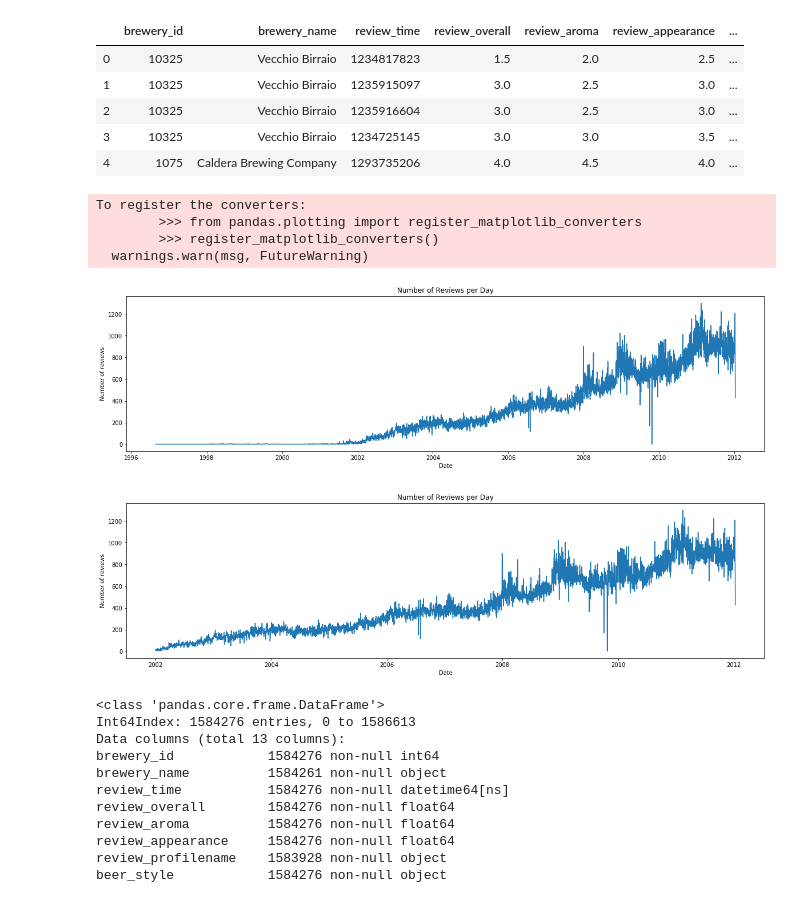
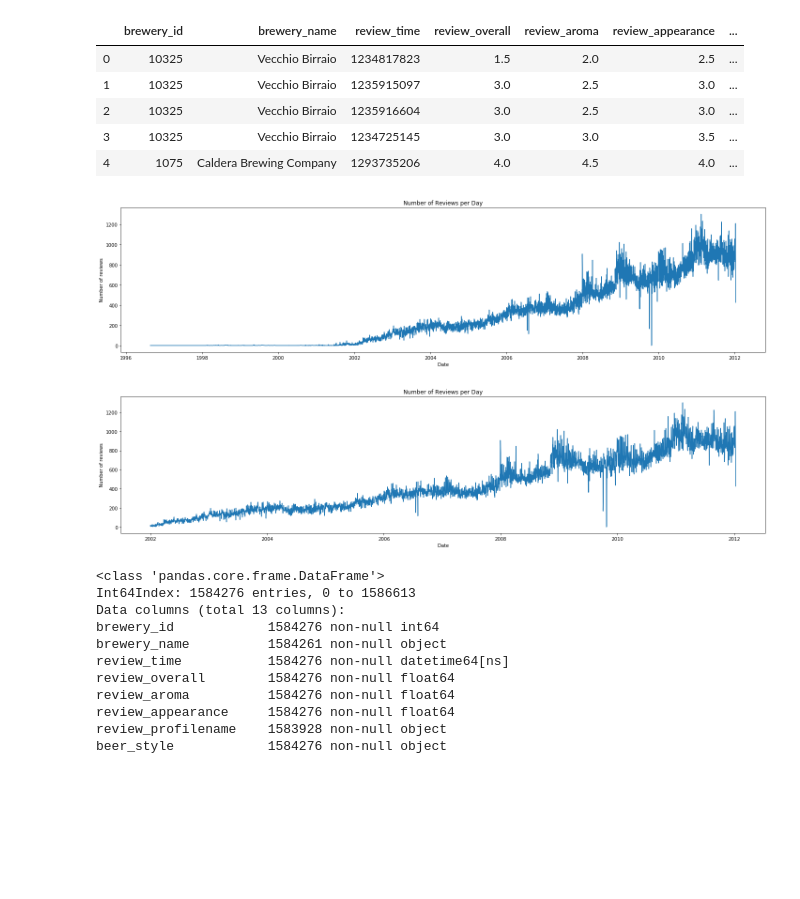
Before and after one commit to rwstewart0302/beer_recommender, a Jupyter notebook: eda/eda_beer_data.ipynb, the cells around one changed output. Drawn from its saved outputs; the diff is of its cells as text; code cells hidden in the pictures; blank space fills up the shorter version.

```diff
--- a/eda/eda_beer_data.ipynb
+++ b/eda/eda_beer_data.ipynb
@@ -25,17 +26,15 @@ df['review_time'] = pd.to_datetime( df['review_time'], unit = 's' )
 # %%
 # plotting the number of reviews per day to look for any trends
 group_by_date = df[ [ 'review_time' ] ].groupby( df[ 'review_time' ].dt.date ).agg( [ 'count' ] )
 plt.figure( figsize = ( 20, 5 ) )
 plt.plot( group_by_date )
 plt.xlabel( 'Date' )
 plt.ylabel( 'Number of reviews' )
-plt.title( 'Number of Reviews per Day' );
+plt.tight_layout()
+plt.title( 'Number of Reviews per Day' )
+plt.savefig('../images/beer_reviews_day.png');
 # %% [output]
-To register the converters:
-        >>> from pandas.plotting import register_matplotlib_converters
-        >>> register_matplotlib_converters()
-  warnings.warn(msg, FutureWarning)
-[figure, old version]
+[figure, new version]
 # %%
 # based on the plot above I am going to drop everything before 2002 because there is almost no data up to this point
 df = df.loc[ df[ 'review_time' ].dt.year >= 2002 ]
@@ -46,9 +45,11 @@ plt.figure( figsize = ( 20, 5 ) )
 plt.plot( group_by_date )
 plt.xlabel( 'Date' )
 plt.ylabel( 'Number of reviews' )
-plt.title( 'Number of Reviews per Day' );
+plt.title( 'Number of Reviews per Day' )
+plt.tight_layout()
+plt.savefig('../images/beer_reviews_day_short.png');
 # %% [output]
-[figure, old version]
+[figure, new version]
 # %%
 # checking the info and amount of memory the data set requires
 df.info(memory_usage='deep')
```
Also changed, not shown: parts of 13 cells of this notebook, 10 other files.
